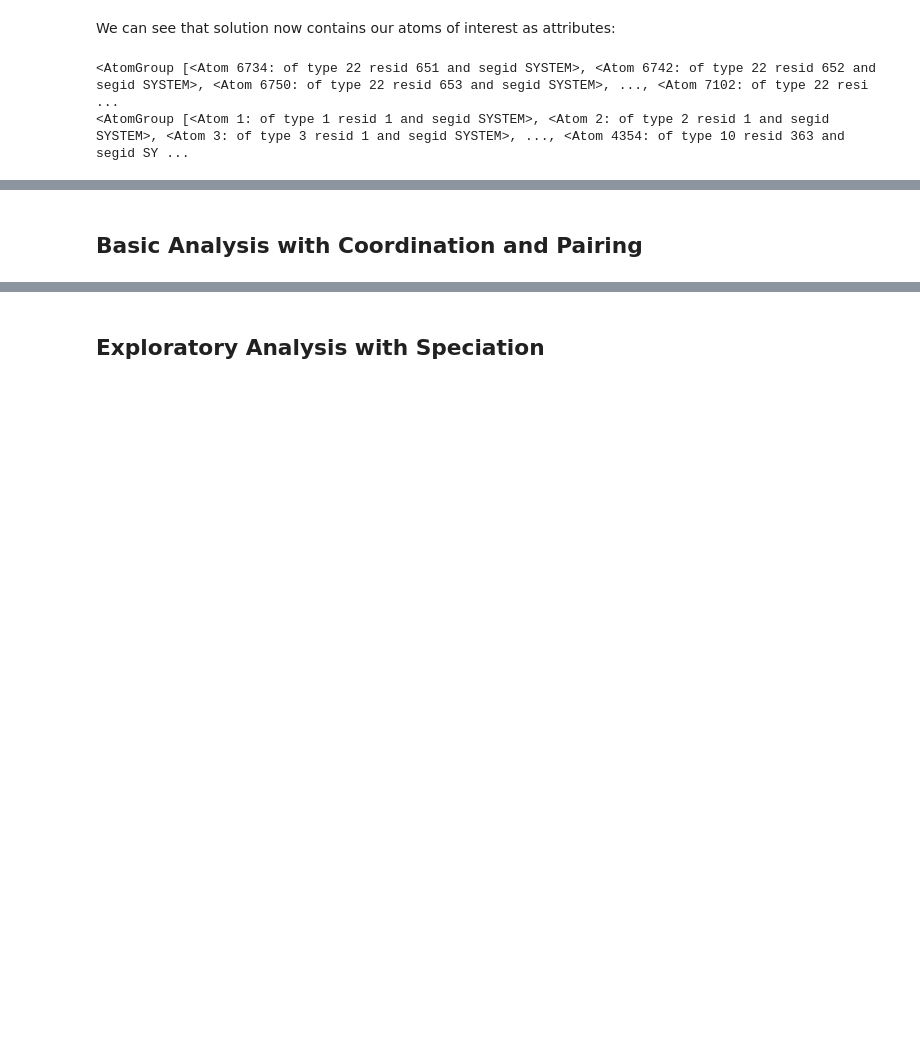
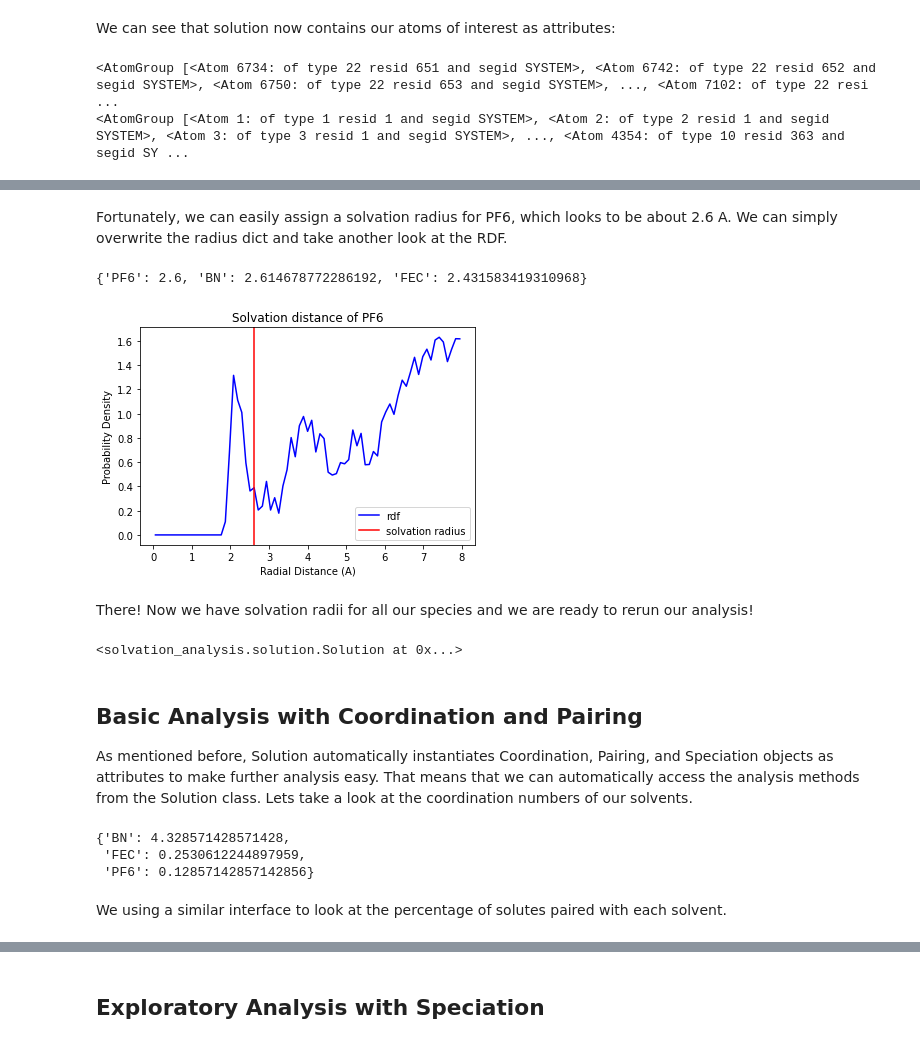
Before and after one commit to MDAnalysis/solvation-analysis, a Jupyter notebook: tutorials/tutorial.ipynb, the cells around one changed output, grey strips where cells are left out. Saved outputs shown, nothing was run; the diff lists cells and outputs as text; code cells hidden in the pictures; blank space fills up the shorter version.

```diff
--- a/tutorials/tutorial.ipynb
+++ b/tutorials/tutorial.ipynb
@@ -86,2 +95,35 @@ further analysis. These will be discussed later in the tutorial.
+# %% [markdown]
+Fortunately, we can easily assign a solvation radius for PF6, which looks to be about 2.6 A. We can simply overwrite the radius dict and take another look at the RDF.
+# %%
+# assign a new PF6 radius
+solution.radii['PF6'] = 2.6
+
+# inspect the radii
+print(solution.radii)
+
+# check that our new radius looks good
+solution.plot_solvation_radius('PF6')
+plt.show()
+# %% [output]
+{'PF6': 2.6, 'BN': 2.614678772286192, 'FEC': 2.431583419310968}
+[figure, added]
+# %% [markdown]
+There! Now we have solvation radii for all our species and we are ready to rerun our analysis!
+# %%
+# works fine this time
+solution.run()
+# %% [output]
+<solvation_analysis.solution.Solution at 0x...>
 # %% [markdown]
 ## Basic Analysis with Coordination and Pairing
+
+As mentioned before, Solution automatically instantiates Coordination, Pairing, and Speciation objects as attributes to make further analysis easy. That means that we can automatically access the analysis methods from the Solution class. Lets take a look at the coordination numbers of our solvents.
+# %%
+# inspect the coordination numbers
+solution.coordination.cn_dict
+# %% [output]
+{'BN': 4.328571428571428,
+ 'FEC': 0.2530612244897959,
+ 'PF6': 0.12857142857142856}
+# %% [markdown]
+We using a similar interface to look at the percentage of solutes paired with each solvent.
```
Also changed, not shown: parts of 32 cells of this notebook.
